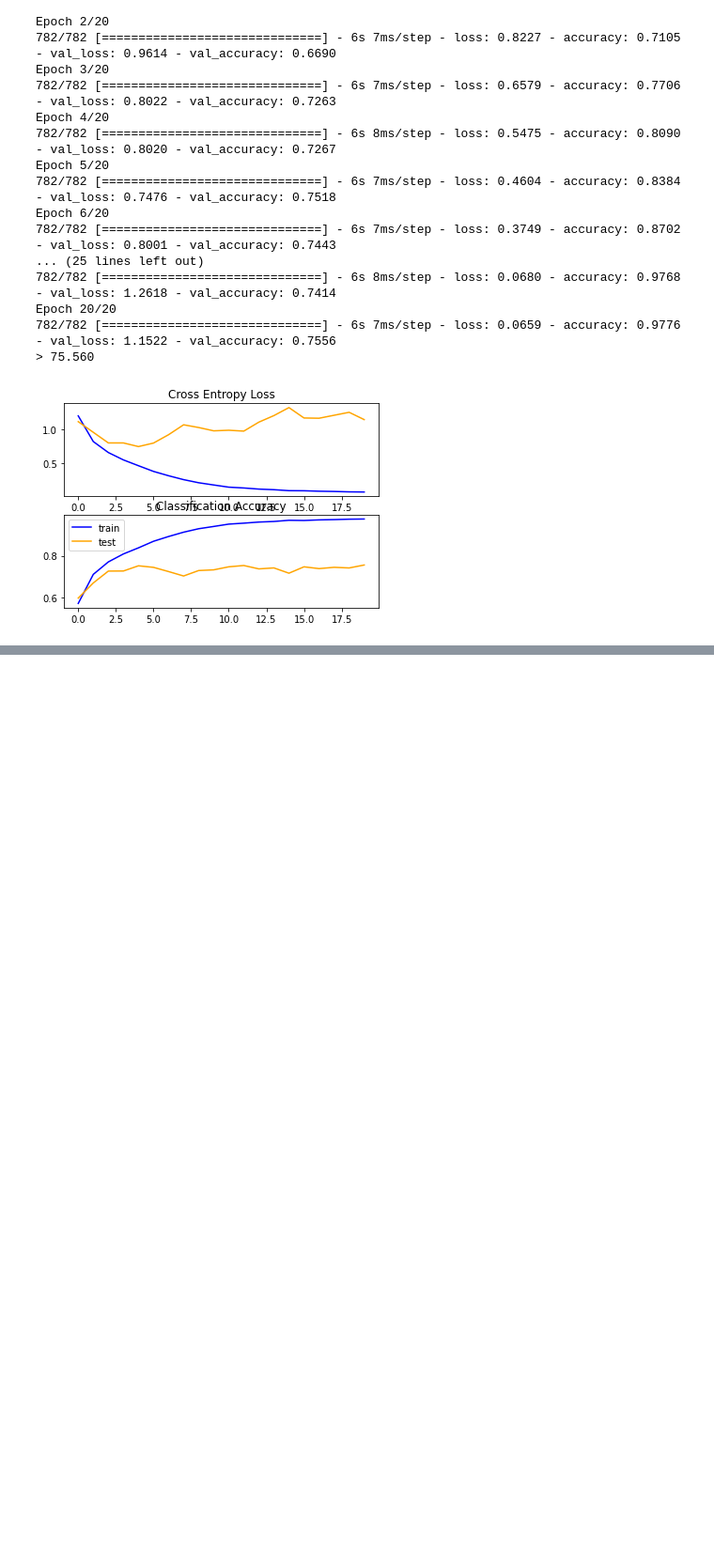
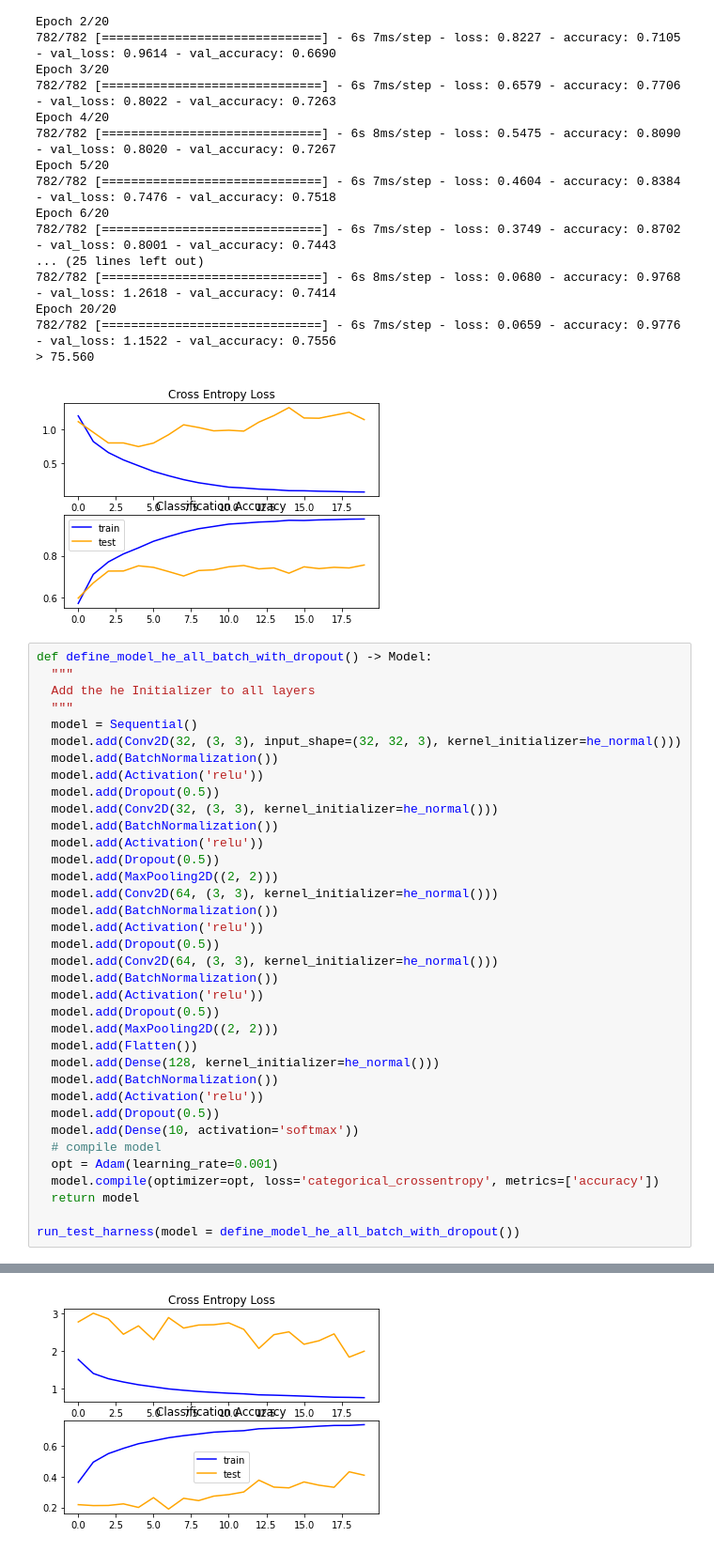
Before and after one commit to Inventrohyder/deep-learning-tutorial, a Jupyter notebook: CIFAR_10_Baseline.ipynb, the cells around one changed output, grey strips where cells are left out. Shown at 94% size. Cells and saved outputs as stored; diff of their text form; blank space fills up the shorter version.

Commit message:
✨ feat: add dropout

```diff
--- a/CIFAR_10_Baseline.ipynb
+++ b/CIFAR_10_Baseline.ipynb
@@ -331,3 +332,40 @@ Epoch 20/20
 782/782 [==============================] - 6s 7ms/step - loss: 0.0659 - accuracy: 0.9776 - val_loss: 1.1522 - val_accuracy: 0.7556
 > 75.560
 [figure]
+# %%
+def define_model_he_all_batch_with_dropout() -> Model:
+  """
+  Add the he Initializer to all layers
+  """
+  model = Sequential()
+  model.add(Conv2D(32, (3, 3), input_shape=(32, 32, 3), kernel_initializer=he_normal()))
+  model.add(BatchNormalization())
+  model.add(Activation('relu'))
+  model.add(Dropout(0.5))
+  model.add(Conv2D(32, (3, 3), kernel_initializer=he_normal()))
+  model.add(BatchNormalization())
+  model.add(Activation('relu'))
+  model.add(Dropout(0.5))
+  model.add(MaxPooling2D((2, 2)))
+  model.add(Conv2D(64, (3, 3), kernel_initializer=he_normal()))
+  model.add(BatchNormalization())
+  model.add(Activation('relu'))
+  model.add(Dropout(0.5))
+  model.add(Conv2D(64, (3, 3), kernel_initializer=he_normal()))
+  model.add(BatchNormalization())
+  model.add(Activation('relu'))
+  model.add(Dropout(0.5))
+  model.add(MaxPooling2D((2, 2)))
+  model.add(Flatten())
+  model.add(Dense(128, kernel_initializer=he_normal()))
+  model.add(BatchNormalization())
+  model.add(Activation('relu'))
+  model.add(Dropout(0.5))
+  model.add(Dense(10, activation='softmax'))
+  # compile model
+  opt = Adam(learning_rate=0.001)
+  model.compile(optimizer=opt, loss='categorical_crossentropy', metrics=['accuracy'])
+  return model
+
+run_test_harness(model = define_model_he_all_batch_with_dropout())
+# %% [output]
@@ -333,0 +389 @@ Epoch 20/20
+[figure, added]
```
Also changed, not shown: parts of 2 cells of this notebook.
